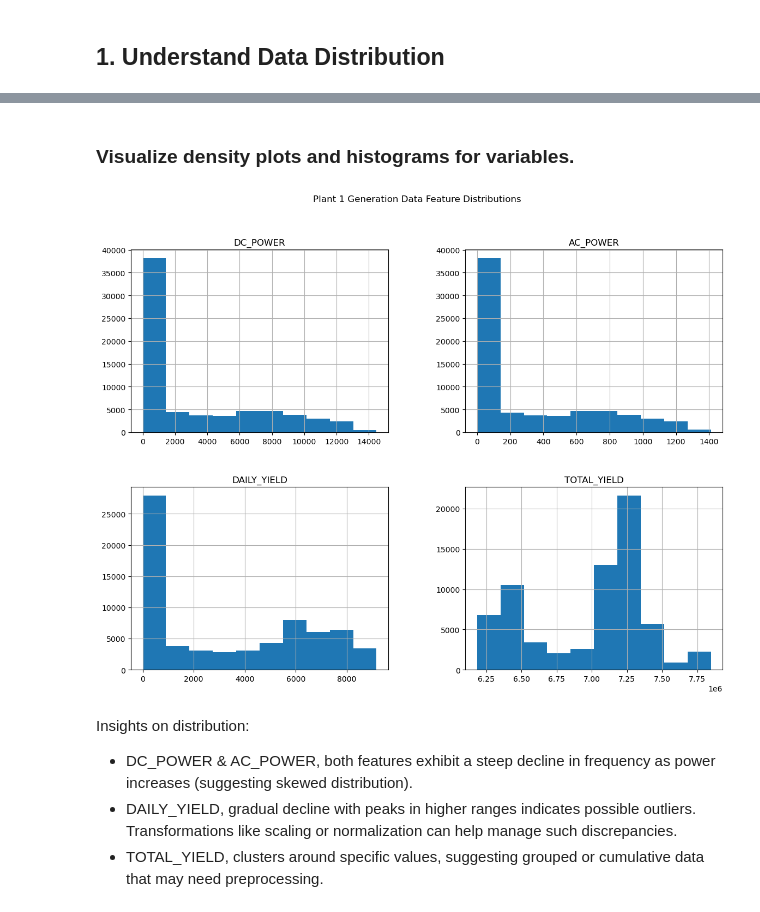
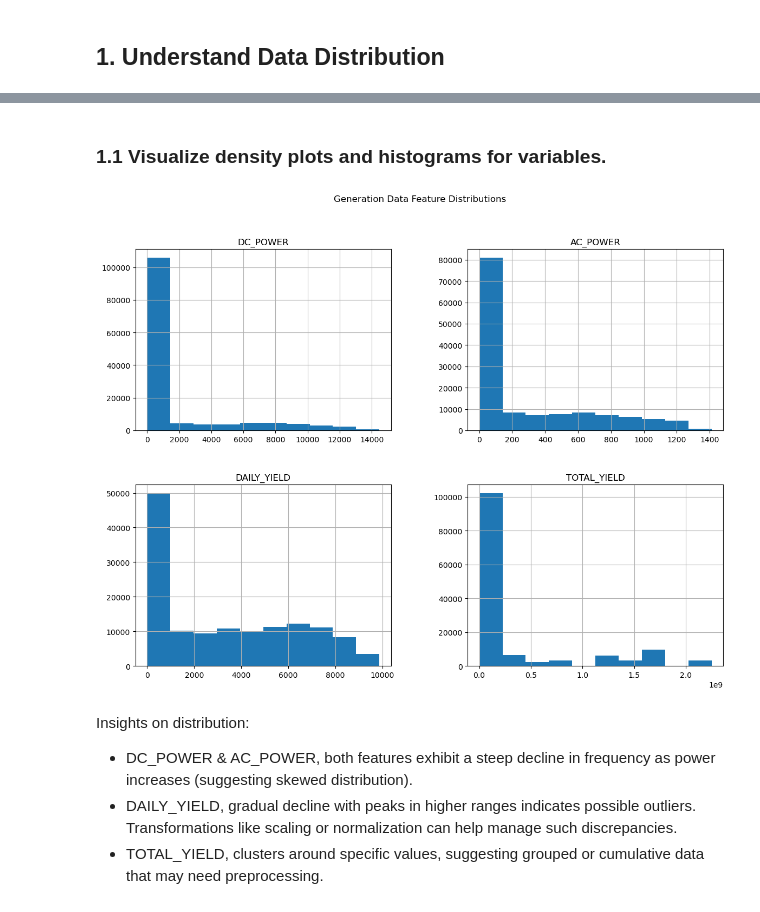
Before and after one commit to audreymalloy/Springboard_DataScience, a Jupyter notebook: Capstone-3-Solar/EDA/solar_eda.ipynb, the cells around one changed output, grey strips where cells are left out. Drawn from its saved outputs; the diff is of its cells as text; code cells hidden in the pictures.

Commit message:
Solar EDA

```diff
--- a/Capstone-3-Solar/EDA/solar_eda.ipynb
+++ b/Capstone-3-Solar/EDA/solar_eda.ipynb
@@ -24,10 +24,7 @@ import seaborn as sns
 # %%
 os.chdir('C:/Users/aamal/Desktop/Springboard/Springboard_DataScience/Capstone-3-Solar/Data')
 
-p1_gen = pd.read_csv('plant_1_generation_cleaned.csv')
-p2_gen = pd.read_csv('plant_2_generation_cleaned.csv')
-p1_weather = pd.read_csv('plant_1_weather_cleaned.csv')
-p2_weather = pd.read_csv('plant_2_weather_cleaned.csv')
+df = pd.read_csv('solar_cleaned.csv')
 # %% [markdown]
 ## 1. Understand Data Distribution
 # %%
@@ -62,12 +80,12 @@ p1_gen.info
 # %% [markdown]
-### Visualize density plots and histograms for variables.
+### 1.1 Visualize density plots and histograms for variables.
 # %%
 
-p1_gen[['DC_POWER', 'AC_POWER', 'DAILY_YIELD', 'TOTAL_YIELD']].hist(figsize=(14, 10))
-plt.suptitle("Plant 1 Generation Data Feature Distributions")
+df[['DC_POWER', 'AC_POWER', 'DAILY_YIELD', 'TOTAL_YIELD']].hist(figsize=(14, 10))
+plt.suptitle("Generation Data Feature Distributions")
 plt.show()
 # %% [output]
-[figure, old version]
+[figure, new version]
 # %% [markdown]
 Insights on distribution:
 - DC_POWER & AC_POWER, both features exhibit a steep decline in frequency as power increases (suggesting skewed distribution).
```
Also changed, not shown: parts of 31 cells of this notebook.
